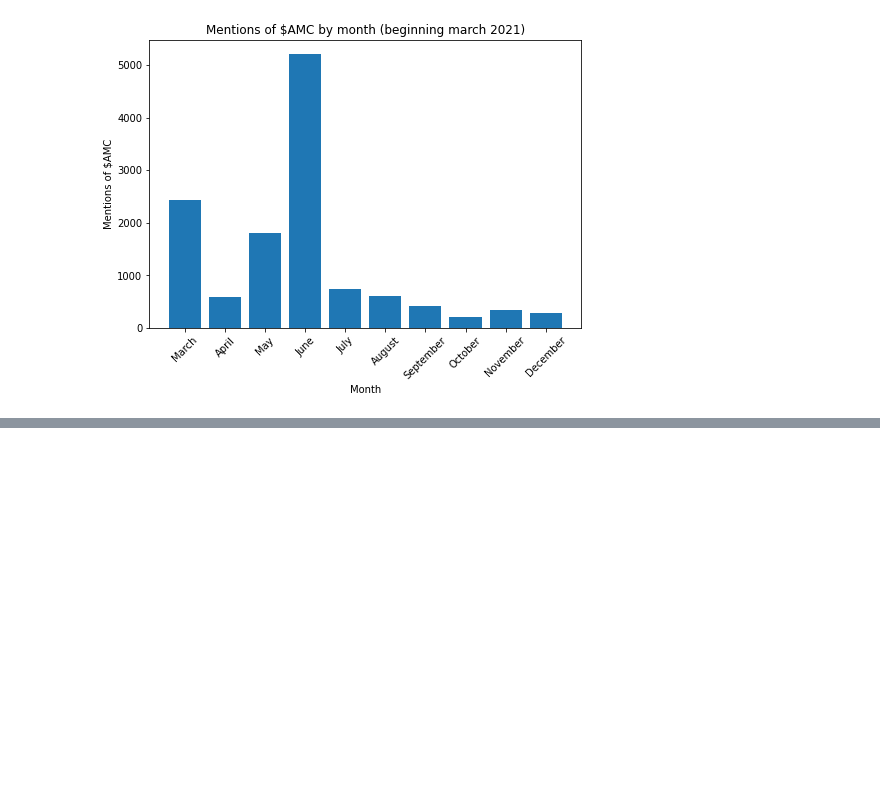
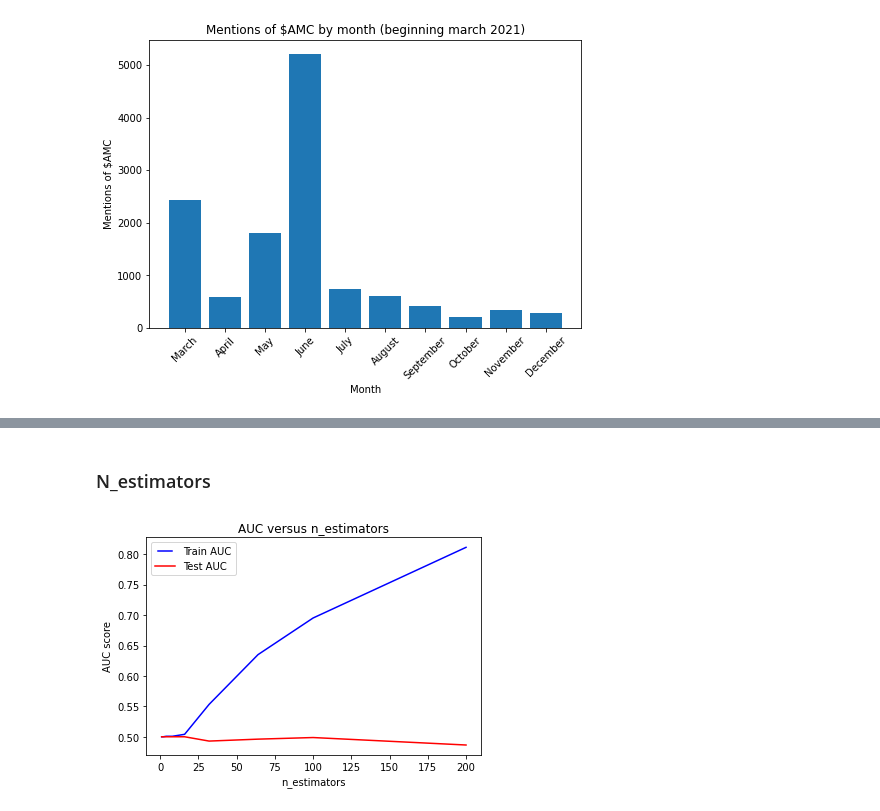
Before and after one commit to ChristopheBrown/sm-ml, a Jupyter notebook: reddit-sandbox.ipynb, the cells around one changed output, grey strips where cells are left out. Saved outputs shown, nothing was run; the diff lists cells and outputs as text; code cells hidden in the pictures; blank space fills up the shorter version.

```diff
--- a/reddit-sandbox.ipynb
+++ b/reddit-sandbox.ipynb
@@ -454,0 +528,39 @@ Wall time: 2min 1s
+# %% [markdown]
+### N_estimators
+# %%
+n_estimators = [1, 2, 4, 8, 16, 32, 64, 100, 200]
+
+train_results = []
+test_results = []
+
+X, y = pre_process(_X, _y) # Normalize X and encode y to binary classes
+x_train, x_test, y_train, y_test = train_test_split(X, y, test_size=0.20)
+
+for estimator in n_estimators:
+    clf = GradientBoostingClassifier(n_estimators=estimator)
+    clf.fit(x_train, y_train)
+
+    train_pred = clf.predict(x_train)
+
+    false_positive_rate, true_positive_rate, thresholds = roc_curve(y_train, train_pred)
+    roc_auc = auc(false_positive_rate, true_positive_rate)
+    train_results.append(roc_auc)
+
+    y_pred = clf.predict(x_test)
+
+    false_positive_rate, true_positive_rate, thresholds = roc_curve(y_test, y_pred)
+    roc_auc = auc(false_positive_rate, true_positive_rate)
+    test_results.append(roc_auc)
+
+from matplotlib.legend_handler import HandlerLine2D
+
+line1, = plt.plot(n_estimators, train_results, 'b', label='Train AUC')
+line2, = plt.plot(n_estimators, test_results, 'r', label='Test AUC')
+
+plt.legend(handler_map={line1: HandlerLine2D(numpoints=2)})
+plt.title('AUC versus n_estimators')
+plt.ylabel('AUC score')
+plt.xlabel('n_estimators')
+plt.show()
+# %% [output]
+[figure, added]
```
Also changed, not shown: parts of 37 cells of this notebook.
